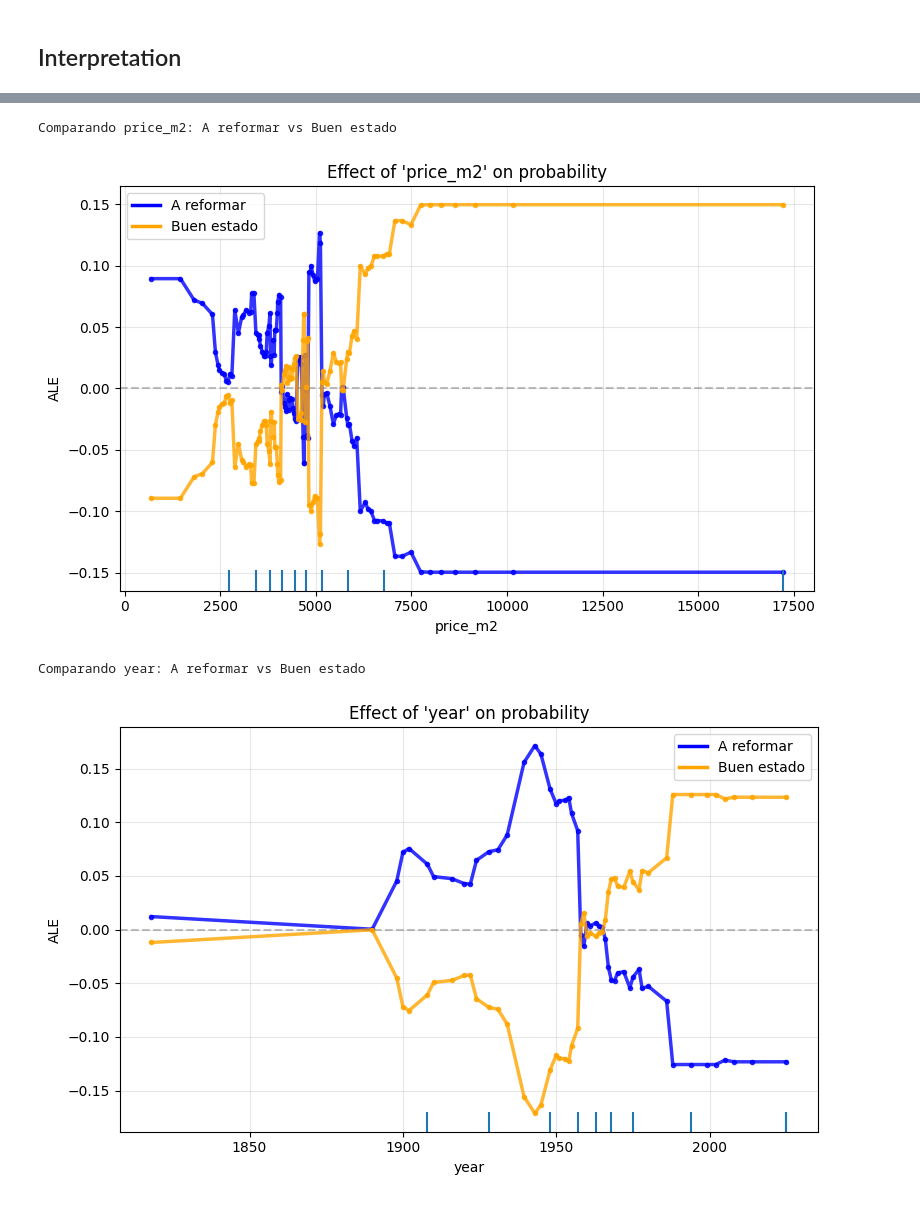
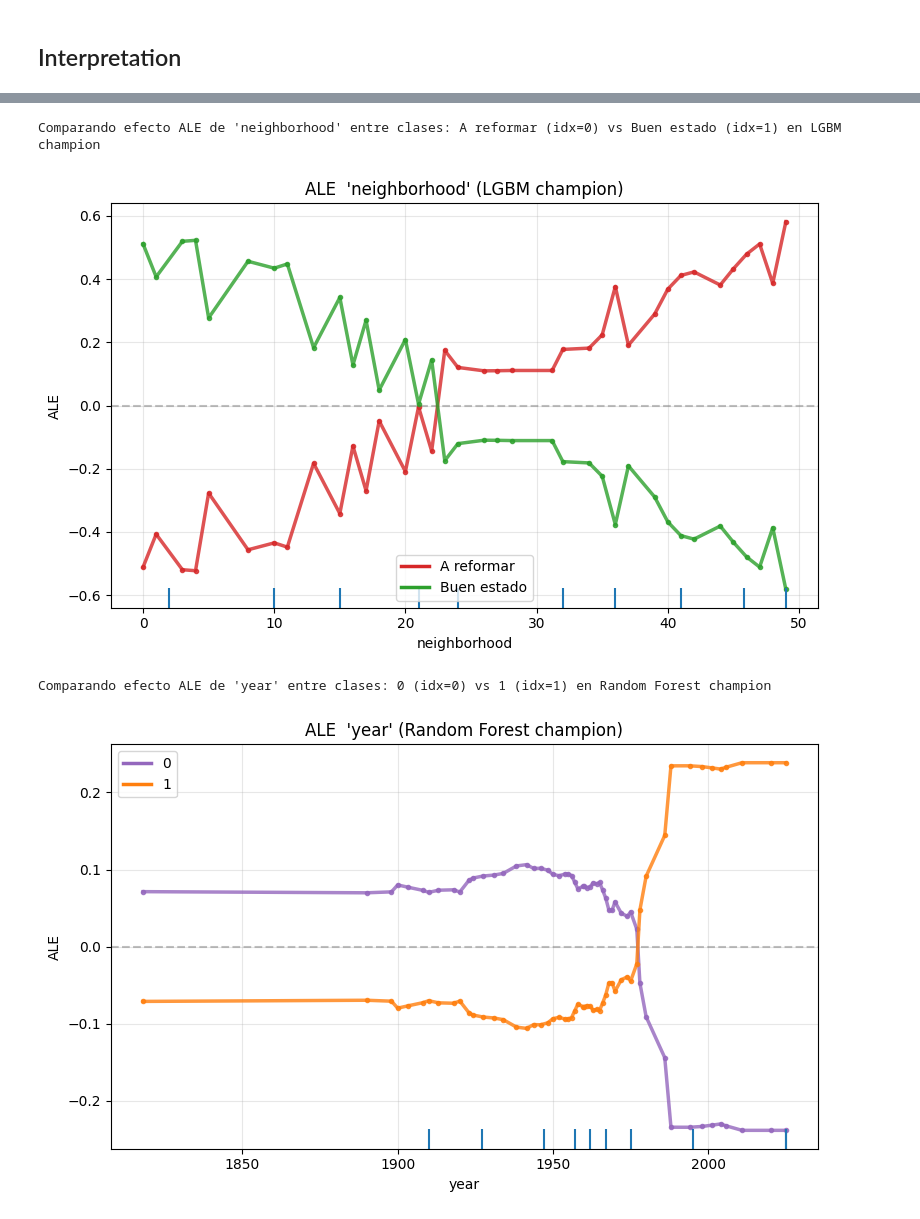
Before and after one commit to ikeiba/bilbao-housing-ml, a Jupyter notebook: classification/classification_condition.ipynb, the cells around one changed output, grey strips where cells are left out. Saved outputs shown, nothing was run; the diff lists cells and outputs as text; code cells hidden in the pictures.

```diff
--- a/classification/classification_condition.ipynb
+++ b/classification/classification_condition.ipynb
@@ -477,14 +654,10 @@ print("Detected condition categories:")
 print(class_names)
 
 # Retrieve best Optuna params
-best_params = study.best_params
+best_params = study_lgbm.best_params
 # Add fixed params
 
 best_params['random_state'] = 42
-best_params['class_weight'] = {
-    'A reformar': 5.0,    # más importancia
-    'Buen estado': 1.0    # referencia
-}
 best_params['objective'] = 'binary'
 best_params['n_jobs'] = -1
 
@@ -726,9 +1014,9 @@ def objective(trial):
     scores = cross_val_score(model, X_zone_unencoded_1, y_zone_unencoded_1, cv=cv, scoring='f1_macro', n_jobs=-1)
     return scores.mean()
 
-study = optuna.create_study(direction='maximize')
+study_lgbm = optuna.create_study(direction='maximize')
 print("Re-optimizing with engineered feature price_m2 (50 trials)...")
-study.optimize(objective, n_trials=50)
+study_lgbm.optimize(objective, n_trials=300)
 
-print(f"Final Best Macro F1 with price_m2: {study.best_value:.4f}")
+print(f"Final Best Macro F1 with price_m2: {study_lgbm.best_value:.4f}")
 # %% [output]
@@ -755,4 +1043,7 @@ Final Best Macro F1 with price_m2: 0.6776
 # %%
 # Visualization of optimization trajectory & parameter importance
-optuna.visualization.plot_optimization_history(study).show()
-optuna.visualization.plot_param_importances(study).show()
+optuna.visualization.plot_optimization_history(study_rf).show()
+optuna.visualization.plot_param_importances(study_rf).show()
+
+optuna.visualization.plot_optimization_history(study_lgbm).show()
+optuna.visualization.plot_param_importances(study_lgbm).show()
@@ -961,14 +1493,28 @@ def comparar_barrios(feature, barrio1, barrio2, explanation_object, color1='blue
 # %%
-# A. THE EXTREME CONTRAST (To validate that the model makes sense)
-# Abando (Most expensive zone) vs Otxarkoaga (Most affordable zone)
-comparar_barrios('price_m2', 'A reformar', 'Buen estado', final_model_exp)
+comparar_condiciones(
+    feature='neighborhood',
+    idx1=0,
+    idx2=1,
+    explanation_object=exp_lgbm,
+    class_names=class_names_lgbm,
+    model_name="LGBM champion",
+    color1='tab:red',
+    color2='tab:green'
+)
 
-# B. THE CONFUSION (Indautxu vs Abando)
-# Both lines rise together because both are expensive zones.
-comparar_barrios('year', 'A reformar', 'Buen estado', final_model_exp)
+comparar_condiciones(
+    feature='year',
+    idx1=0,
+    idx2=1,
+    explanation_object=exp_rf,
+    class_names=class_names_rf,
+    model_name="Random Forest champion",
+    color1='tab:purple',
+    color2='tab:orange'
+)
 # %% [output]
-Comparando price_m2: A reformar vs Buen estado
+Comparando efecto ALE de 'neighborhood' entre clases: A reformar (idx=0) vs Buen estado (idx=1) en LGBM champion
-[figure, old version]
+[figure, new version]
-Comparando year: A reformar vs Buen estado
+Comparando efecto ALE de 'year' entre clases: 0 (idx=0) vs 1 (idx=1) en Random Forest champion
-[figure, old version]
+[figure, new version]
 # %% [markdown]
```
Also changed, not shown: parts of 32 cells of this notebook.
